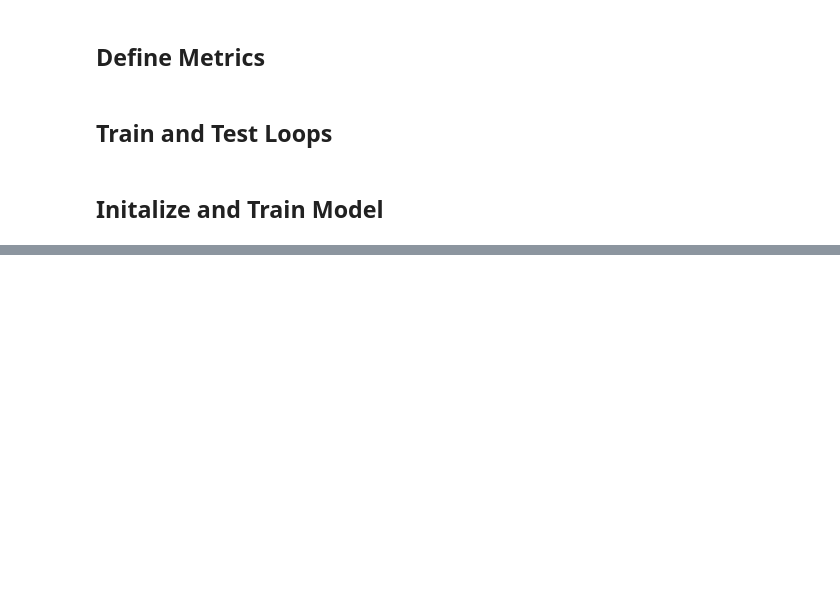
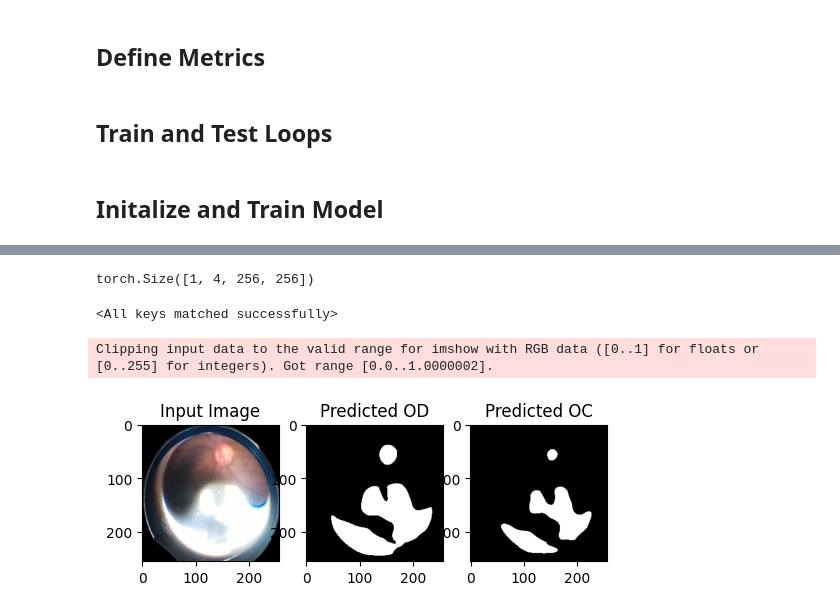
Before and after one commit to tc2fh/DISC_View, a Jupyter notebook: unet/unet_segmentation_prompting.ipynb, the cells around one changed output, grey strips where cells are left out. Drawn from its saved outputs; the diff is of its cells as text; code cells hidden in the pictures; blank space fills up the shorter version.

```diff
--- a/unet/unet_segmentation_prompting.ipynb
+++ b/unet/unet_segmentation_prompting.ipynb
@@ -194,3 +191,4 @@ y_scale = 256 / 1066
 # %%
-clinic_image = transforms.functional.to_tensor(clinic_image)
-clinic_image = transforms.functional.resize(clinic_image, size=(256, 256), interpolation=Image.BILINEAR)
+clinic_img = np.array(Image.open("../../data/Clinic/Images/Subject (14).png").convert('RGB'))
+clinic_img = transforms.functional.to_tensor(clinic_img)
+clinic_img = transforms.functional.resize(clinic_img, size=(256,256), interpolation=Image.BILINEAR)
@@ -206,5 +202,5 @@ bbox_mask = np.zeros([1, 256, 256])
 bbox_mask[ymin:ymax, xmin:xmax] = 1
 bbox_mask = torch.tensor(bbox_mask, dtype=torch.float32)
 # %%
-clinic_input_image = torch.cat([clinic_image, bbox_mask], dim=0)
+clinic_input_image = torch.cat([clinic_img, bbox_mask], dim=0)
 clinic_input_image = clinic_input_image.to(device)
@@ -214,0 +228,34 @@ NameError: name 'testloop' is not defined
+# %%
+clinic_input_image.unsqueeze(0).shape
+# %% [output]
+torch.Size([1, 4, 256, 256])
+# %%
+model = UNet(in_channels=4)
+model.load_state_dict(torch.load("./prompted_unet_params.pth", weights_only=True))
+# %% [output]
+<All keys matched successfully>
+# %%
+model.to(device)
+with torch.no_grad():
+    preds = model(clinic_input_image.unsqueeze(0))
+# %%
+pred = preds.squeeze(0).cpu().numpy()
+pred_od = pred[0]
+pred_oc = pred[1]
+
+pred_od = (pred_od > 0.5).astype(int)
+pred_oc = (pred_oc > 0.5).astype(int)
+
+if True:
+    image = clinic_img.numpy().transpose(1,2,0)
+    fig, ax = plt.subplots(1, 3, figsize=(6, 2))
+    ax[0].imshow(image)
+    ax[0].set_title("Input Image")
+    ax[1].imshow(pred_od, cmap='gray')  # Optic Disc
+    ax[1].set_title("Predicted OD")
+    ax[2].imshow(pred_oc, cmap='gray')  # Optic Cup
+    ax[2].set_title("Predicted OC")
+    plt.show()
+# %% [output]
+Clipping input data to the valid range for imshow with RGB data ([0..1] for floats or [0..255] for integers). Got range [0.0..1.0000002].
+[figure, added]
```
Also changed, not shown: parts of 12 cells of this notebook, 1 other file.
